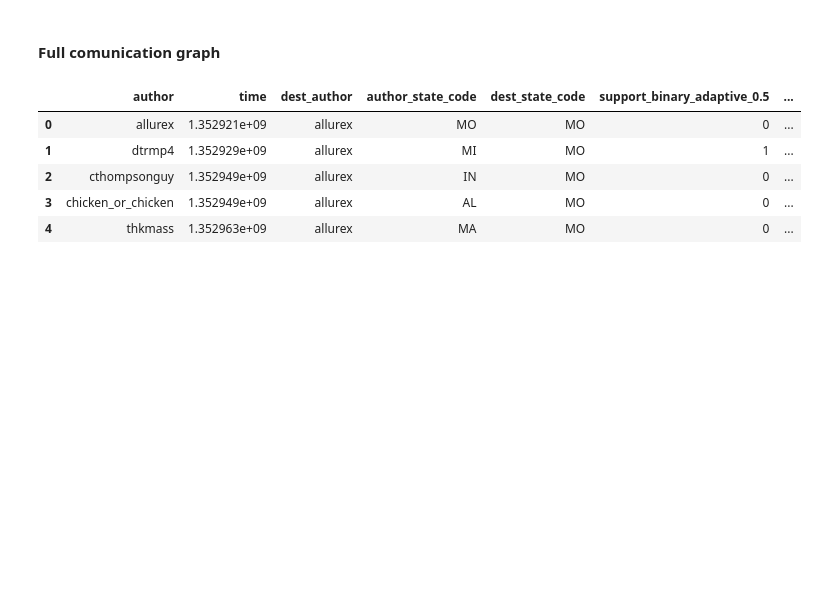
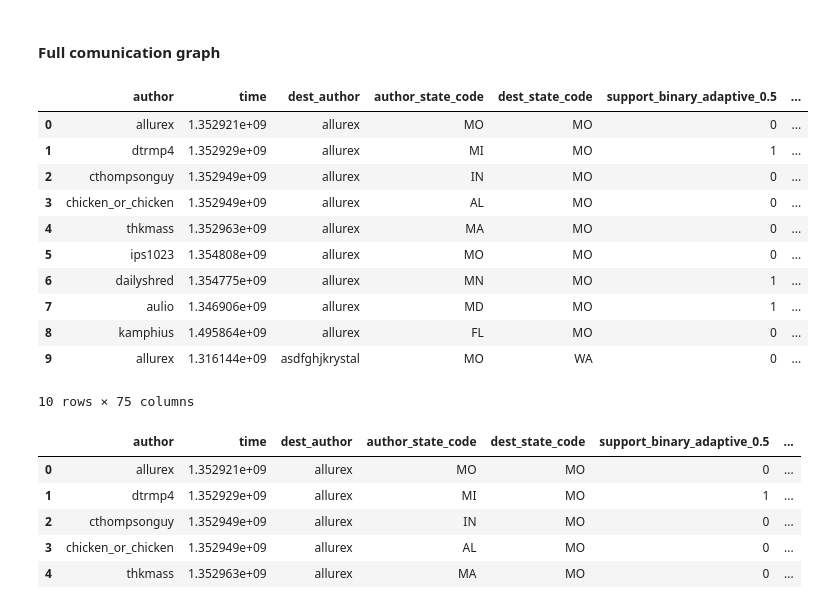
Before and after one commit to florentinafabregas/Group_K_SeminarsInDataScience, a Jupyter notebook: main.ipynb, the cells around one changed output. Drawn from its saved outputs; the diff is of its cells as text; code cells hidden in the pictures; blank space fills up the shorter version.

```diff
--- a/main.ipynb
+++ b/main.ipynb
@@ -76,7 +81,21 @@ dimension-specific communication graphs.
 # %% [markdown]
 #### Full comunication graph
 # %%
-dim_df = pd.read_csv("data/reddit_messages_dimensions.csv", sep="|")
+dim_df = pd.read_csv('data/reddit_messages_dimensions.csv', sep="|")
+dim_df.head(10)
+# %% [output]
+|  | author | time | dest_author | author_state_code | dest_state_code | support_binary_adaptive_0.5 | ... |
+| 0 | allurex | 1.352921e+09 | allurex | MO | MO | 0 | ... |
+| 1 | dtrmp4 | 1.352929e+09 | allurex | MI | MO | 1 | ... |
+| 2 | cthompsonguy | 1.352949e+09 | allurex | IN | MO | 0 | ... |
+| 3 | chicken_or_chicken | 1.352949e+09 | allurex | AL | MO | 0 | ... |
+| 4 | thkmass | 1.352963e+09 | allurex | MA | MO | 0 | ... |
+| 5 | ips1023 | 1.354808e+09 | allurex | MO | MO | 0 | ... |
+| 6 | dailyshred | 1.354775e+09 | allurex | MN | MO | 1 | ... |
+| 7 | aulio | 1.346906e+09 | allurex | MD | MO | 1 | ... |
+| 8 | kamphius | 1.495864e+09 | allurex | FL | MO | 0 | ... |
+| 9 | allurex | 1.316144e+09 | asdfghjkrystal | MO | WA | 0 | ... |
+10 rows × 75 columns
 # %%
 dim_df.head()
 # %% [output]
```
Also changed, not shown: parts of 15 cells of this notebook.
